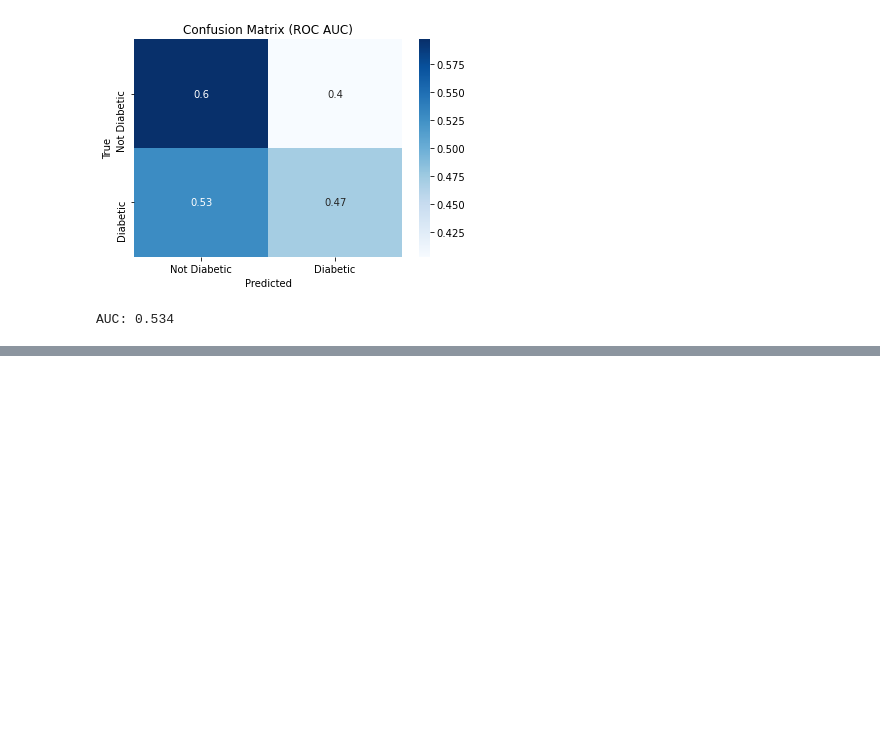
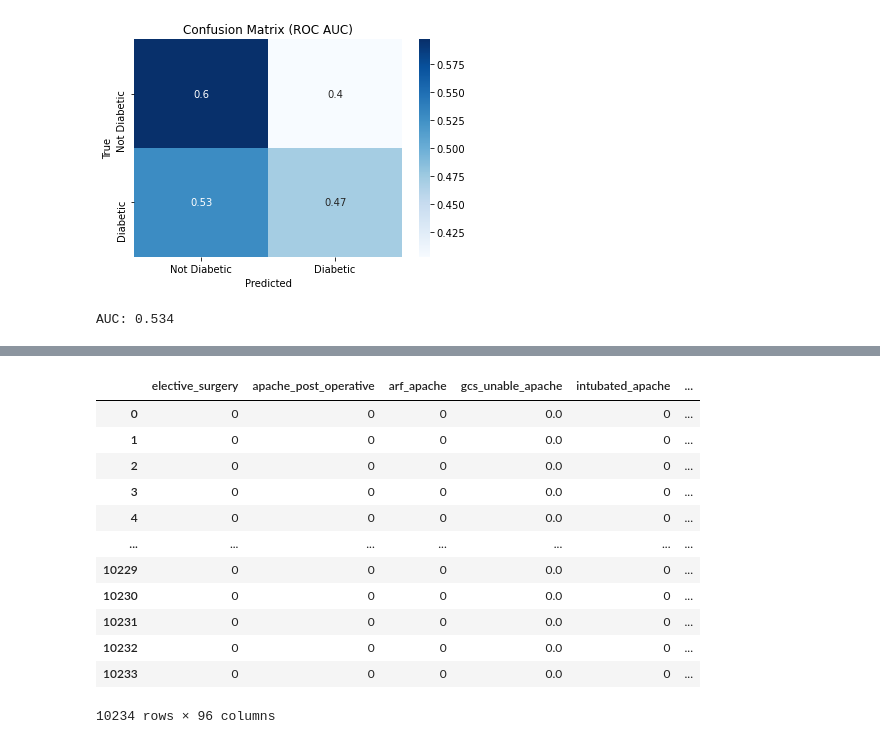
Before and after one commit to ml42322/WiDS2021, a Jupyter notebook: 16_tree_based_models.ipynb, the cells around one changed output, grey strips where cells are left out. Drawn from its saved outputs; the diff is of its cells as text; code cells hidden in the pictures; blank space fills up the shorter version.

```diff
--- a/16_tree_based_models.ipynb
+++ b/16_tree_based_models.ipynb
@@ -732,0 +964,35 @@ AUC: 0.534
+# %%
+# we won't median impute the binary variables
+median_impute_cols = [col for col in num_features if col not in ['elective_surgery',
+ 'apache_post_operative',
+ 'arf_apache',
+ 'gcs_unable_apache',
+ 'intubated_apache',
+ 'ventilated_apache',
+ 'aids',
+ 'cirrhosis',
+ 'hepatic_failure',
+ 'immunosuppression',
+ 'leukemia',
+ 'lymphoma',
+ 'solid_tumor_with_metastasis']]
+# sub-dataframe with only filtered out numerical non-binary cols
+numerical_sub = numerical[num_features]
+for col in median_impute_cols:
+    numerical_sub[col].fillna(numerical_sub[col].median(), inplace = True)
+# %%
+numerical_sub
+# %% [output]
+|  | elective_surgery | apache_post_operative | arf_apache | gcs_unable_apache | intubated_apache | ... |
+| 0 | 0 | 0 | 0 | 0.0 | 0 | ... |
+| 1 | 0 | 0 | 0 | 0.0 | 0 | ... |
+| 2 | 0 | 0 | 0 | 0.0 | 0 | ... |
+| 3 | 0 | 0 | 0 | 0.0 | 0 | ... |
+| 4 | 0 | 0 | 0 | 0.0 | 0 | ... |
+| ... | ... | ... | ... | ... | ... | ... |
+| 10229 | 0 | 0 | 0 | 0.0 | 0 | ... |
+| 10230 | 0 | 0 | 0 | 0.0 | 0 | ... |
+| 10231 | 0 | 0 | 0 | 0.0 | 0 | ... |
+| 10232 | 0 | 0 | 0 | 0.0 | 0 | ... |
+| 10233 | 0 | 0 | 0 | 0.0 | 0 | ... |
+10234 rows × 96 columns
```
Also changed, not shown: parts of 51 cells of this notebook.
